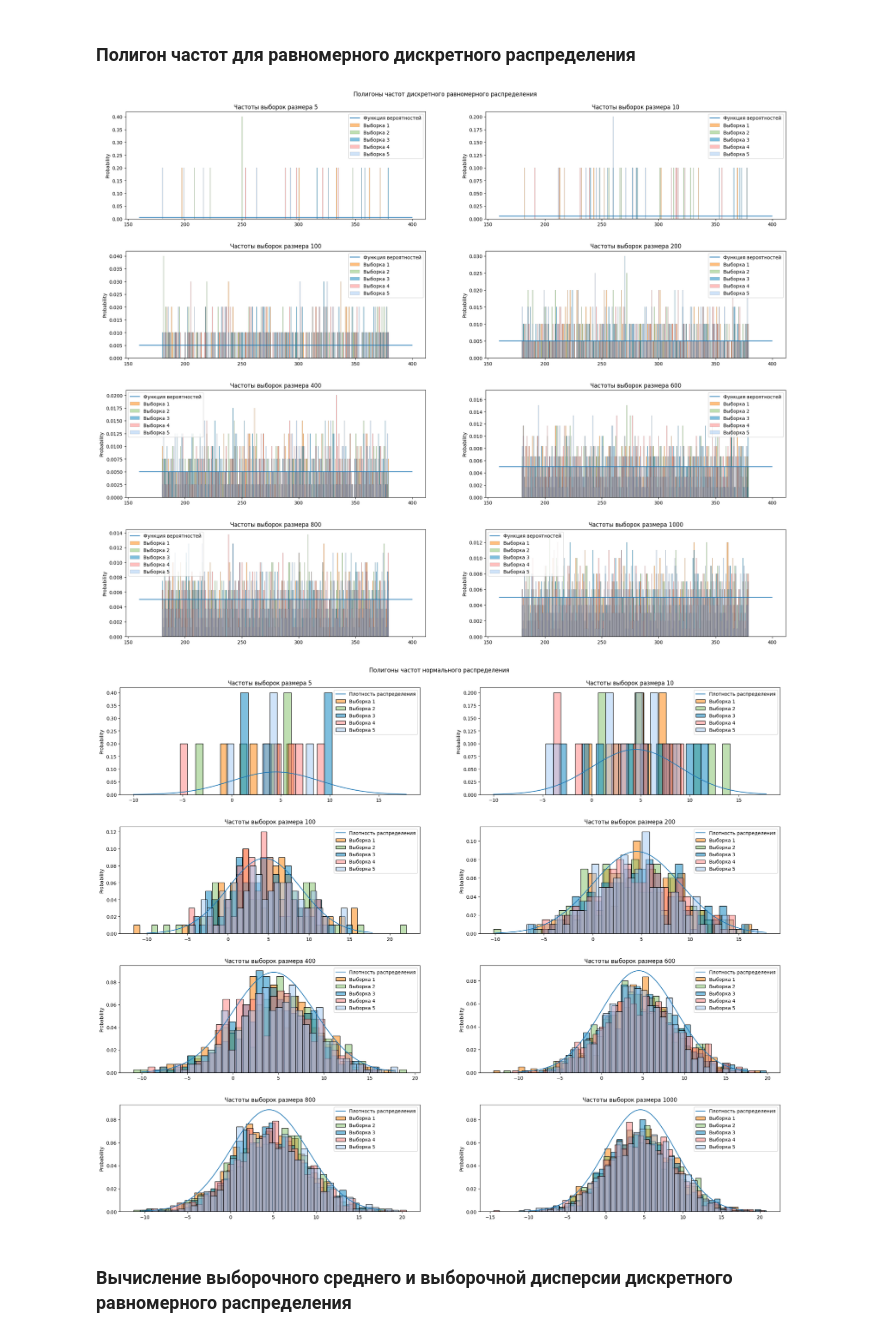
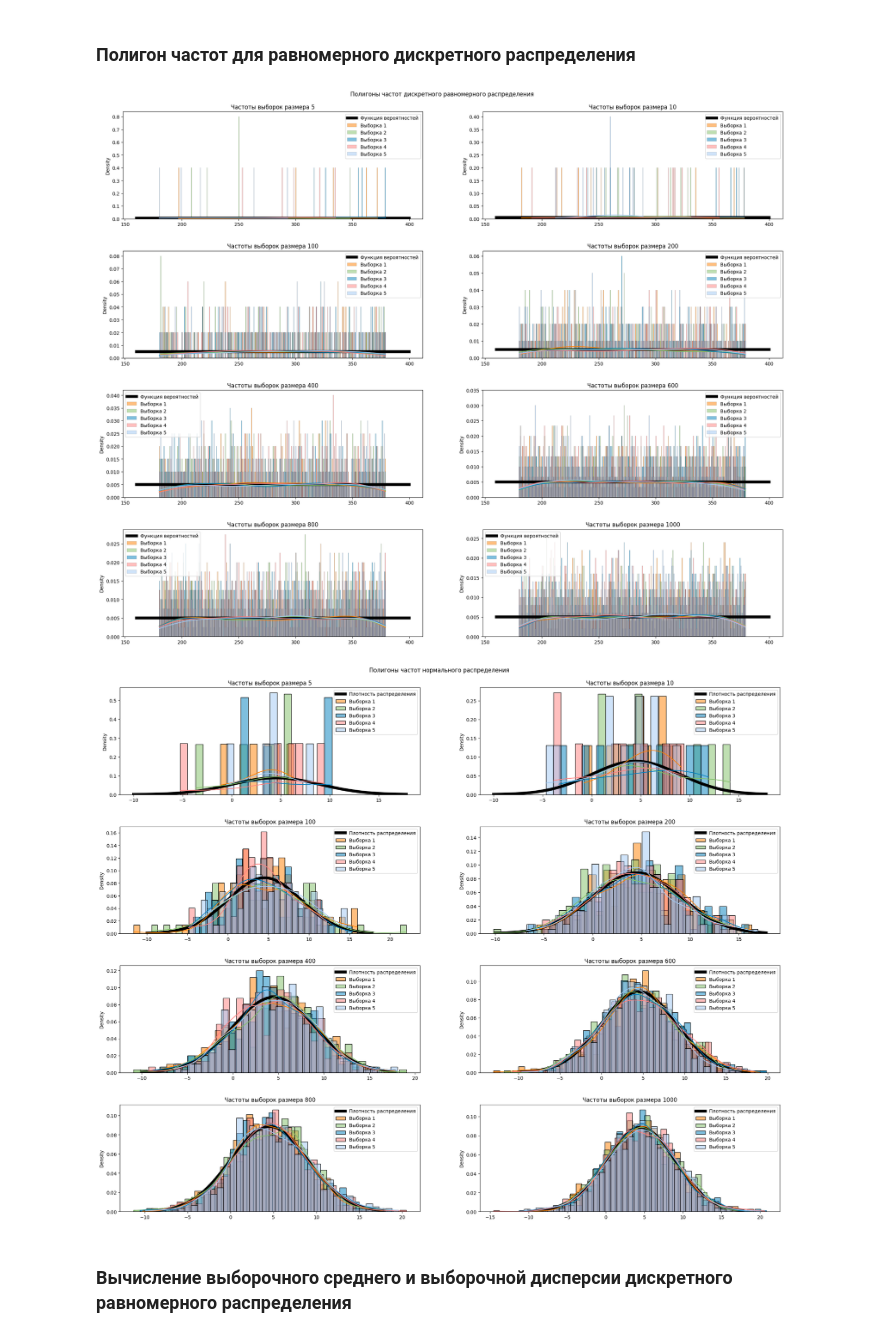
Before and after one commit to tymoorchik/MathStat, a Jupyter notebook: MathStat.ipynb, the cells around one changed output. Saved outputs shown, nothing was run; the diff lists cells and outputs as text; code cells hidden in the pictures.

```diff
--- a/MathStat.ipynb
+++ b/MathStat.ipynb
@@ -208,23 +208,23 @@ D_cont
 # %%
 fig = plt.figure(figsize = (25, 20))
 fig.suptitle('Полигоны частот дискретного равномерного распределения', y=0.91)
 fig.subplots_adjust(hspace = 0.3, wspace = 0.2)
 
 for i in range(1, 9):
     ax = fig.add_subplot(4, 2, i)
     t = pd.DataFrame(np.arange(160, 400, 0.2))
-    plt.plot(t[0], np.full(shape=t[0].shape[0], fill_value=1 / 200), label='Функция вероятностей')
+    plt.plot(t[0], np.full(shape=t[0].shape[0], fill_value=1 / 200), label='Функция вероятностей', linewidth=6, color='black')
 
     colors = ['autumn', 'summer', 'winter', 'spring', 'pastel']
     for j in range(5):
         l = pd.read_csv('discrete/discrete_sample_size_' + str(sample_sizes[i - 1]) + '_number_' + str(j + 1) + '.csv')
-        sns.histplot(data=l, binwidth=0.5, bins=1000, label='Выборка ' + str(j + 1), stat='probability', palette=colors[j])
+        sns.histplot(data=l, binwidth=0.5, bins=1000, label='Выборка ' + str(j + 1), stat='density', palette=colors[j], kde=True)
     plt.legend()
     plt.title('Частоты выборок размера ' + str(sample_sizes[i - 1]))
 
 plt.show()
 # %% [output]
-[figure, old version]
+[figure, new version]
 # %%
 fig = plt.figure(figsize = (25, 20))
 fig.suptitle('Полигоны частот нормального распределения', y=0.91)
@@ -233,18 +233,18 @@ fig.subplots_adjust(hspace = 0.3, wspace = 0.2)
 for i in range(1, 9):
     ax = fig.add_subplot(4, 2, i)
     t = pd.DataFrame(np.arange(-10, 18,0.2))
-    plt.plot(t[0], stats.norm.pdf(t[0], 4.5, 4.5), label='Плотность распределения')
+    plt.plot(t[0], stats.norm.pdf(t[0], 4.5, 4.5), label='Плотность распределения', linewidth=6, color='black')
 
     colors = ['autumn', 'summer', 'winter', 'spring', 'pastel']
     for j in range(5):
         l = pd.read_csv('cont/cont_sample_size_' + str(sample_sizes[i - 1]) + '_number_' + str(j + 1) + '.csv')
-        sns.histplot(data=l, binwidth=0.75, label='Выборка ' + str(j + 1), stat='probability', palette=colors[j])
+        sns.histplot(data=l, binwidth=0.75, label='Выборка ' + str(j + 1), stat='density', palette=colors[j], kde=True)
     plt.legend()
     plt.title('Частоты выборок размера ' + str(sample_sizes[i - 1]))
 
 plt.show()
 # %% [output]
-[figure, old version]
+[figure, new version]
 # %% [markdown]
 ### Вычисление выборочного среднего и выборочной дисперсии дискретного равномерного распределения
 # %% [markdown]
```
Also changed, not shown: parts of 4 cells of this notebook.
